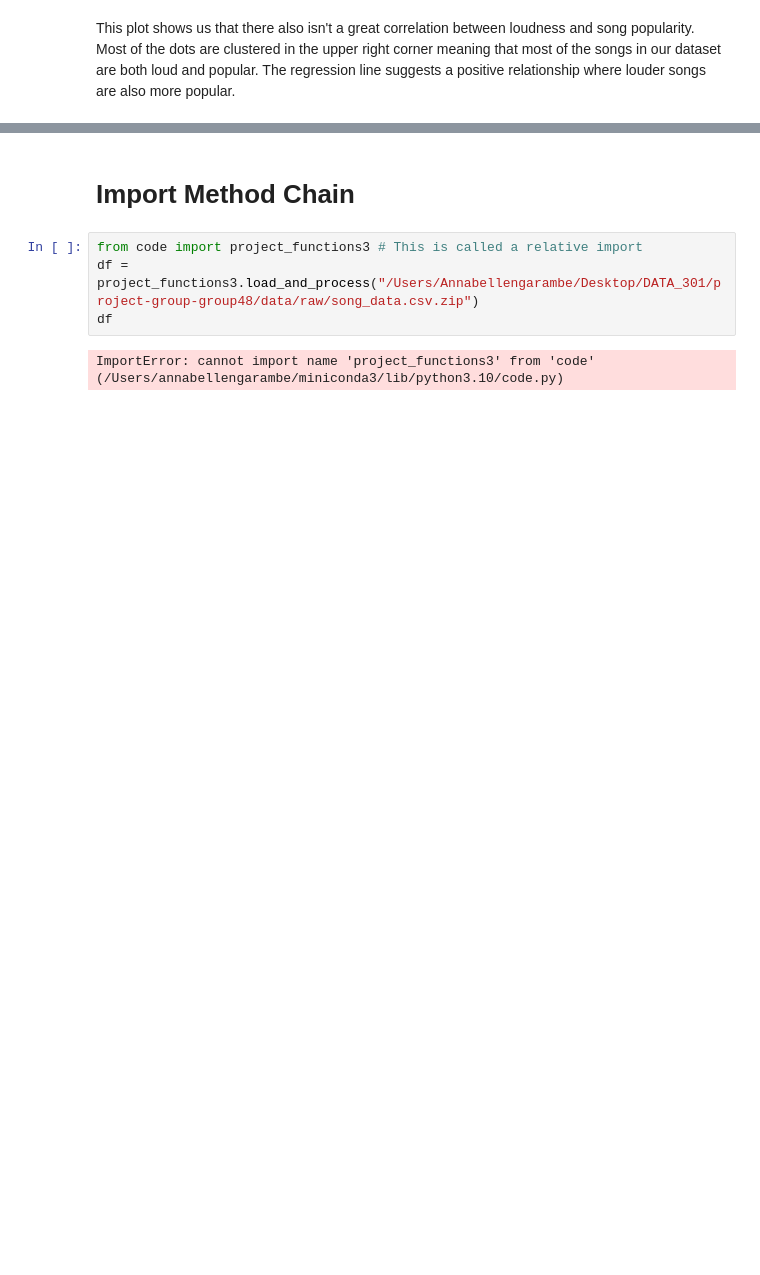
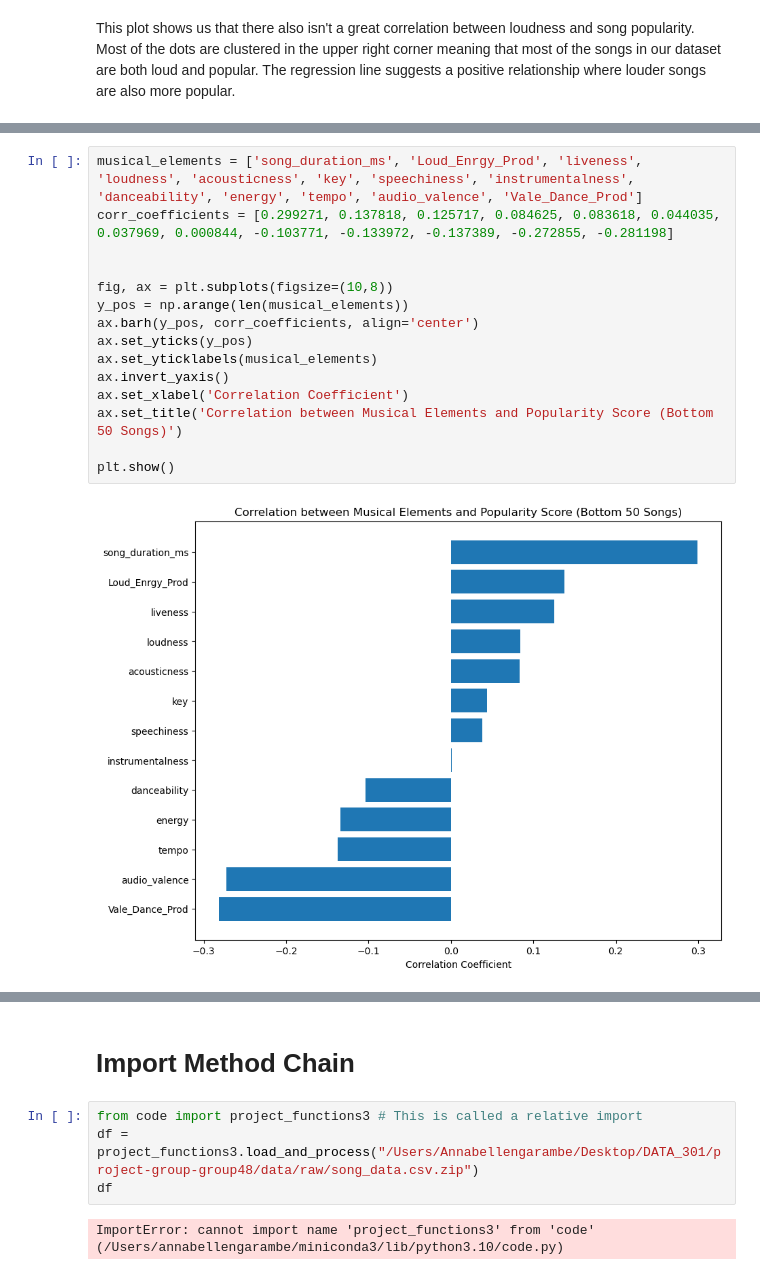
Before and after one commit to ubco-W2022T2-data301/project-group-group48, a Jupyter notebook: analysis/analysis3.ipynb, the cells around one changed output, grey strips where cells are left out. Drawn from its saved outputs; the diff is of its cells as text; blank space fills up the shorter version.

```diff
--- a/analysis/analysis3.ipynb
+++ b/analysis/analysis3.ipynb
@@ -406,0 +308,17 @@ plt.show()
+# %%
+musical_elements = ['song_duration_ms', 'Loud_Enrgy_Prod', 'liveness', 'loudness', 'acousticness', 'key', 'speechiness', 'instrumentalness', 'danceability', 'energy', 'tempo', 'audio_valence', 'Vale_Dance_Prod']
+corr_coefficients = [0.299271, 0.137818, 0.125717, 0.084625, 0.083618, 0.044035, 0.037969, 0.000844, -0.103771, -0.133972, -0.137389, -0.272855, -0.281198]
+
+
+fig, ax = plt.subplots(figsize=(10,8))
+y_pos = np.arange(len(musical_elements))
+ax.barh(y_pos, corr_coefficients, align='center')
+ax.set_yticks(y_pos)
+ax.set_yticklabels(musical_elements)
+ax.invert_yaxis()
+ax.set_xlabel('Correlation Coefficient')
+ax.set_title('Correlation between Musical Elements and Popularity Score (Bottom 50 Songs)')
+
+plt.show()
+# %% [output]
+[figure, added]
```
Also changed, not shown: parts of 91 cells of this notebook, 1 other file.
